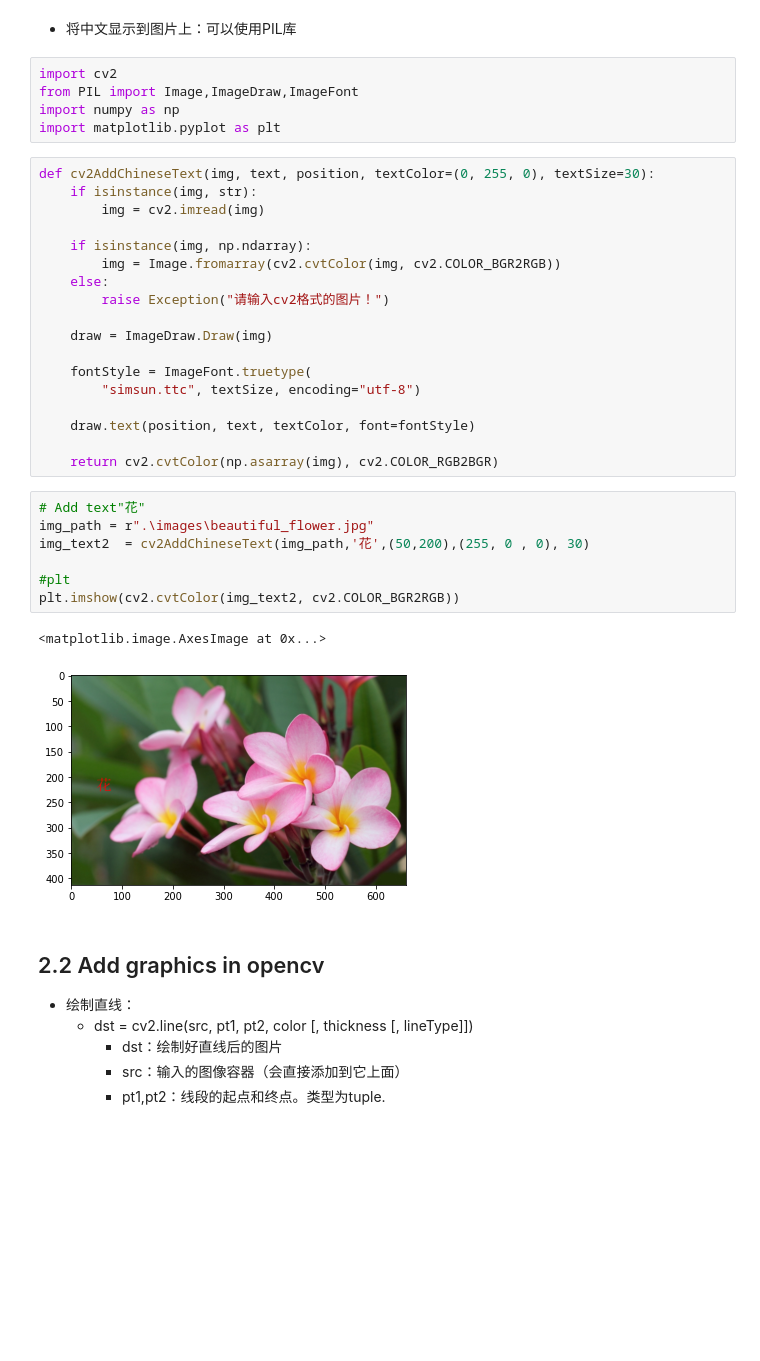
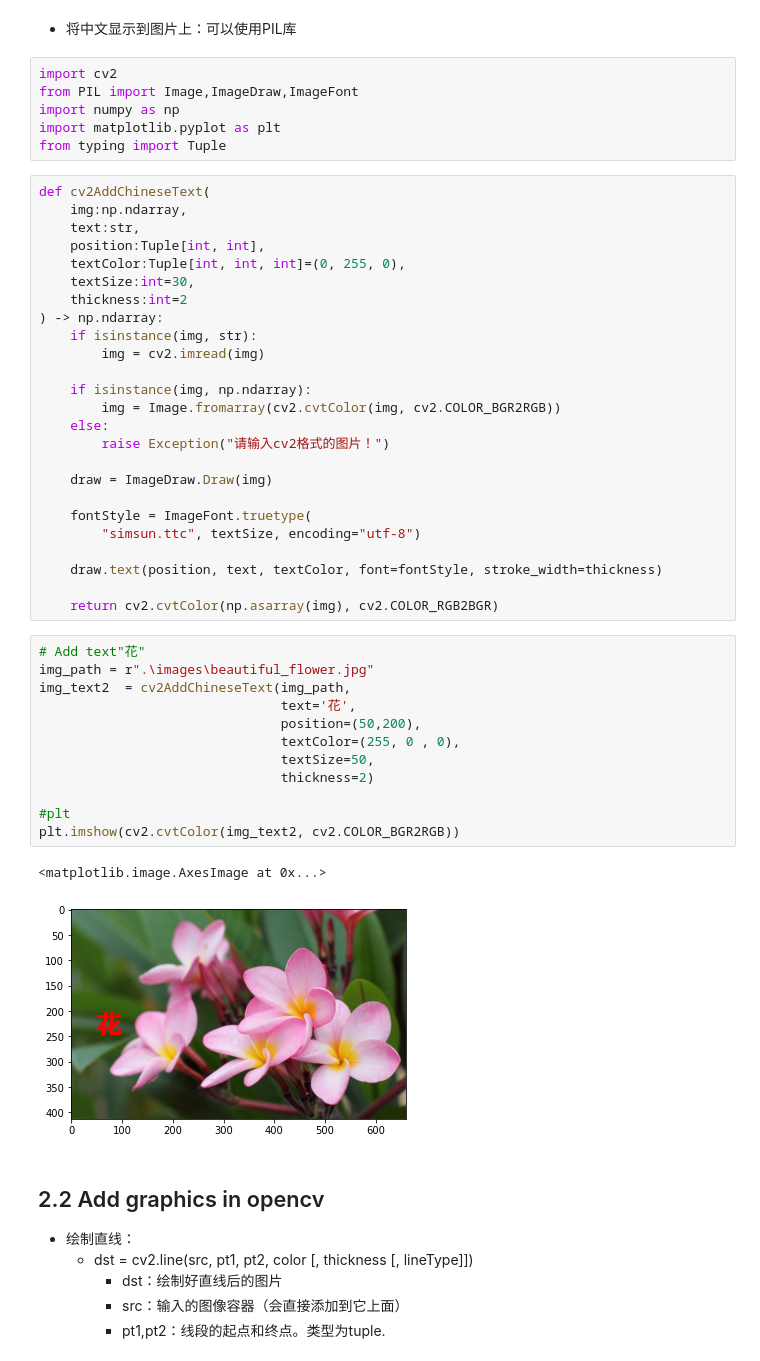
Before and after one commit to haodong2000/Vision2022, a Jupyter notebook: 2-4-basic-image-process.ipynb, the cells around one changed output. Saved outputs shown, nothing was run; the diff lists cells and outputs as text; blank space fills up the shorter version.

```diff
--- a/2-4-basic-image-process.ipynb
+++ b/2-4-basic-image-process.ipynb
@@ -250,8 +250,16 @@ import cv2
 from PIL import Image,ImageDraw,ImageFont
 import numpy as np
 import matplotlib.pyplot as plt
+from typing import Tuple
 # %%
-def cv2AddChineseText(img, text, position, textColor=(0, 255, 0), textSize=30):
+def cv2AddChineseText(
+    img:np.ndarray,
+    text:str,
+    position:Tuple[int, int],
+    textColor:Tuple[int, int, int]=(0, 255, 0),
+    textSize:int=30,
+    thickness:int=2
+) -> np.ndarray:
     if isinstance(img, str):
         img = cv2.imread(img)
 
@@ -265,19 +273,24 @@ def cv2AddChineseText(img, text, position, textColor=(0, 255, 0), textSize=30):
     fontStyle = ImageFont.truetype(
         "simsun.ttc", textSize, encoding="utf-8")
 
-    draw.text(position, text, textColor, font=fontStyle)
+    draw.text(position, text, textColor, font=fontStyle, stroke_width=thickness)
 
     return cv2.cvtColor(np.asarray(img), cv2.COLOR_RGB2BGR)
 # %%
 # Add text"花"
 img_path = r".\images\beautiful_flower.jpg"
-img_text2  = cv2AddChineseText(img_path,'花',(50,200),(255, 0 , 0), 30)
+img_text2  = cv2AddChineseText(img_path,
+                               text='花',
+                               position=(50,200),
+                               textColor=(255, 0 , 0),
+                               textSize=50,
+                               thickness=2)
 
 #plt
 plt.imshow(cv2.cvtColor(img_text2, cv2.COLOR_BGR2RGB))
 # %% [output]
 <matplotlib.image.AxesImage at 0x...>
-[figure, old version]
+[figure, new version]
 # %% [markdown]
 ## 2.2 Add graphics in opencv
 * 绘制直线：
```
